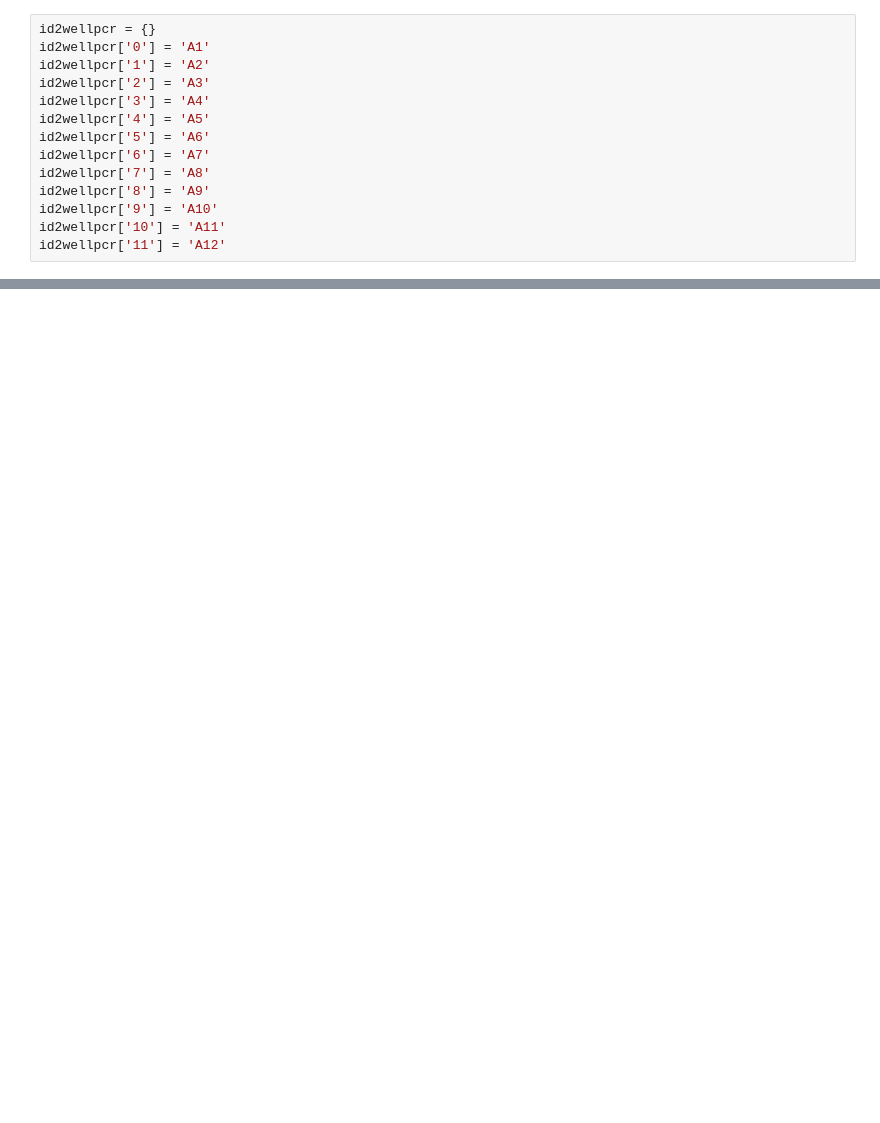
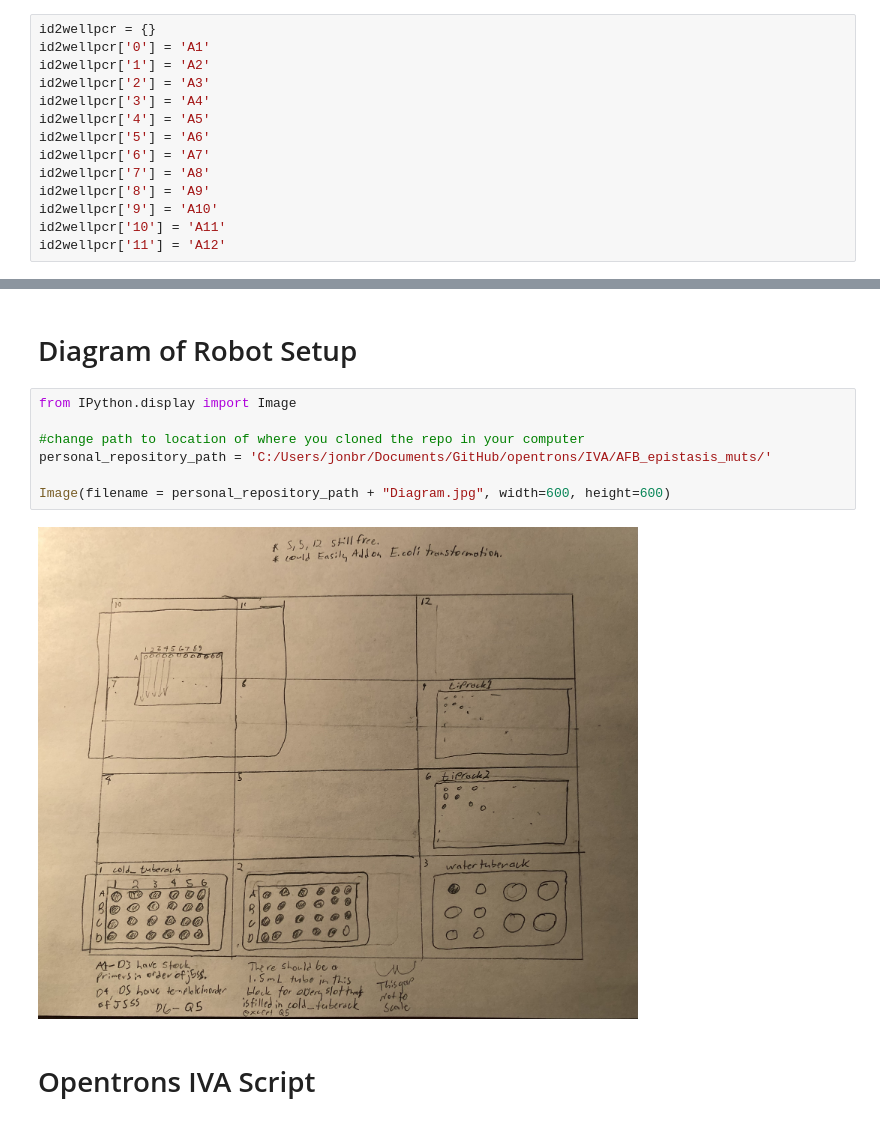
Before and after one commit to PlantSynBioLab/AssemblyTron, a Jupyter notebook: IVA/AFB_epistasis_muts/AFB Epistasis opentrons script.ipynb, the cells around one changed output, grey strips where cells are left out. Saved outputs shown, nothing was run; the diff lists cells and outputs as text; blank space fills up the shorter version.

Commit message:
polished IVA script
will probably put this in a .py file next week and start figuring out how to use vs code so we can avoid jupyter notebook conflicts.

```diff
--- a/IVA/AFB_epistasis_muts/AFB Epistasis opentrons script.ipynb
+++ b/IVA/AFB_epistasis_muts/AFB Epistasis opentrons script.ipynb
@@ -517,3 +487,16 @@ combinations
 | 6 | 6 | pmas00007 | SLIC/Gibson/CPEC | (TIR1_M473A) | 12 | (C_)_(TIR1_M473A2)_(C1) | ... |
 | 7 | 7 | pmas00008 | SLIC/Gibson/CPEC | (TIR1_D170A) | 14 | (c__)_(TIR1_D170A2)_(c---) | ... |
 | 8 | 8 | pmas00009 | SLIC/Gibson/CPEC | (AFB1_noflagtag) | 16 | (AFB1_noflagtag2)_(c--) | ... |
+# %% [markdown]
+# Diagram of Robot Setup
+# %%
+from IPython.display import Image
+
+#change path to location of where you cloned the repo in your computer
+personal_repository_path = 'C:/Users/jonbr/Documents/GitHub/opentrons/IVA/AFB_epistasis_muts/'
+
+Image(filename = personal_repository_path + "Diagram.jpg", width=600, height=600)
+# %% [output]
+[figure, added]
+# %% [markdown]
+# Opentrons IVA Script
```
Also changed, not shown: parts of 18 cells of this notebook, 1 other file.
